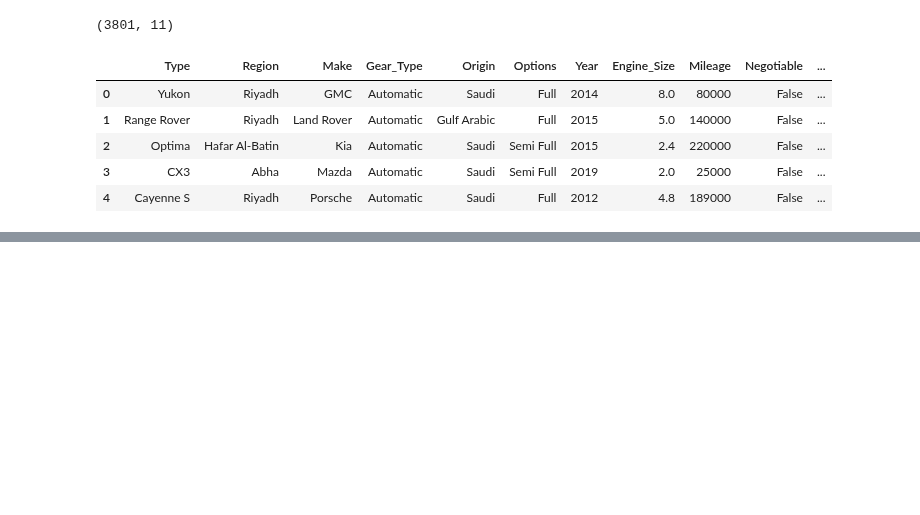
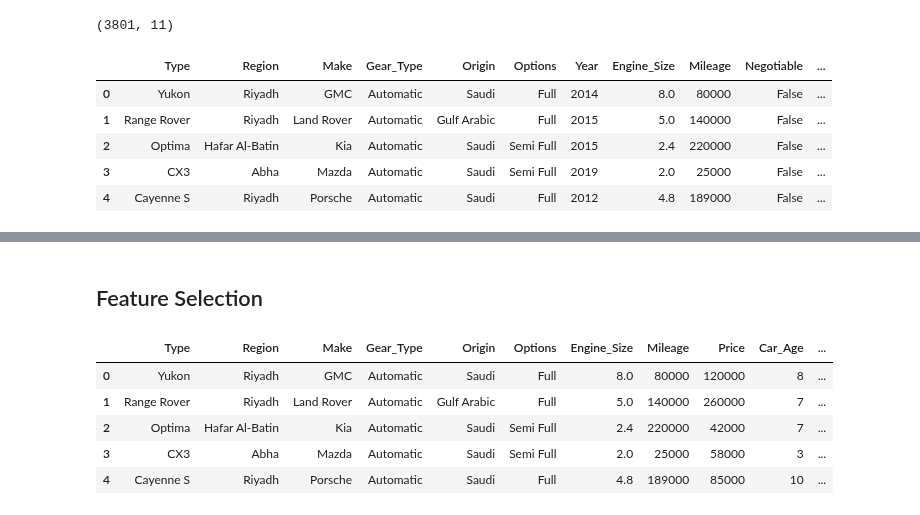
Before and after one commit to RioPramana21/Ctrl-Price-Taking-Control-of-Used-Car-Valuations-with-ML, a Jupyter notebook: code_files/4_feature_engineering_and_preprocessing.ipynb, the cells around one changed output, grey strips where cells are left out. Drawn from its saved outputs; the diff is of its cells as text; code cells hidden in the pictures; blank space fills up the shorter version.

```diff
--- a/code_files/4_feature_engineering_and_preprocessing.ipynb
+++ b/code_files/4_feature_engineering_and_preprocessing.ipynb
@@ -16,0 +166,6 @@ df.head()
+# %%
+# -- Log Transform for Skewed Numeric Features (Optional, for linear models) --
+df['log_Mileage'] = np.log1p(df['Mileage'])
+# Tree-based models (CatBoost, LightGBM) don't require this, but keep for benchmarking
+display(df[['log_Mileage', 'Mileage']].sort_values(by='log_Mileage').head())
+display(df[['log_Mileage', 'Mileage']].sort_values(by='log_Mileage').tail())
@@ -16,0 +185,20 @@ df.head()
+# %% [markdown]
+## Feature Selection
+# %%
+# -- Drop Columns Not Needed for Modeling --
+drop_cols = ['Negotiable', 'Mileage_per_Year', 'Unnatural_High_Mileage_Flag', 'Year']
+for col in drop_cols:
+    if col in df.columns:
+        df = df.drop(columns=col)
+# Negotiable: already removed from pipeline.
+# Mileage_per_Year, Unnatural_High_Mileage_Flag: only for outlier detection, not features.
+# Year: we already created 'Car_Age' from it, so it's redundant.
+
+df.head()
+# %% [output]
+|  | Type | Region | Make | Gear_Type | Origin | Options | Engine_Size | Mileage | Price | Car_Age | ... |
+| 0 | Yukon | Riyadh | GMC | Automatic | Saudi | Full | 8.0 | 80000 | 120000 | 8 | ... |
+| 1 | Range Rover | Riyadh | Land Rover | Automatic | Gulf Arabic | Full | 5.0 | 140000 | 260000 | 7 | ... |
+| 2 | Optima | Hafar Al-Batin | Kia | Automatic | Saudi | Semi Full | 2.4 | 220000 | 42000 | 7 | ... |
+| 3 | CX3 | Abha | Mazda | Automatic | Saudi | Semi Full | 2.0 | 25000 | 58000 | 3 | ... |
+| 4 | Cayenne S | Riyadh | Porsche | Automatic | Saudi | Full | 4.8 | 189000 | 85000 | 10 | ... |
```
Also changed, not shown: parts of 24 cells of this notebook.
